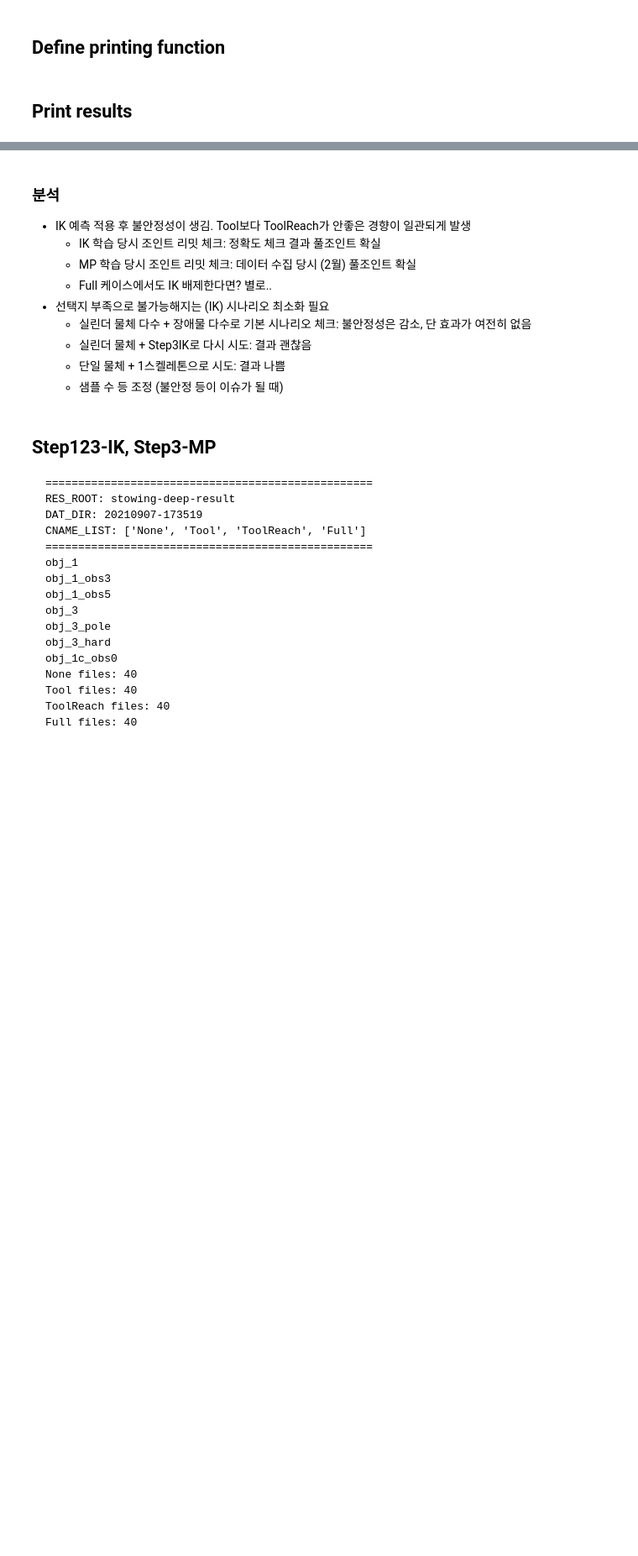
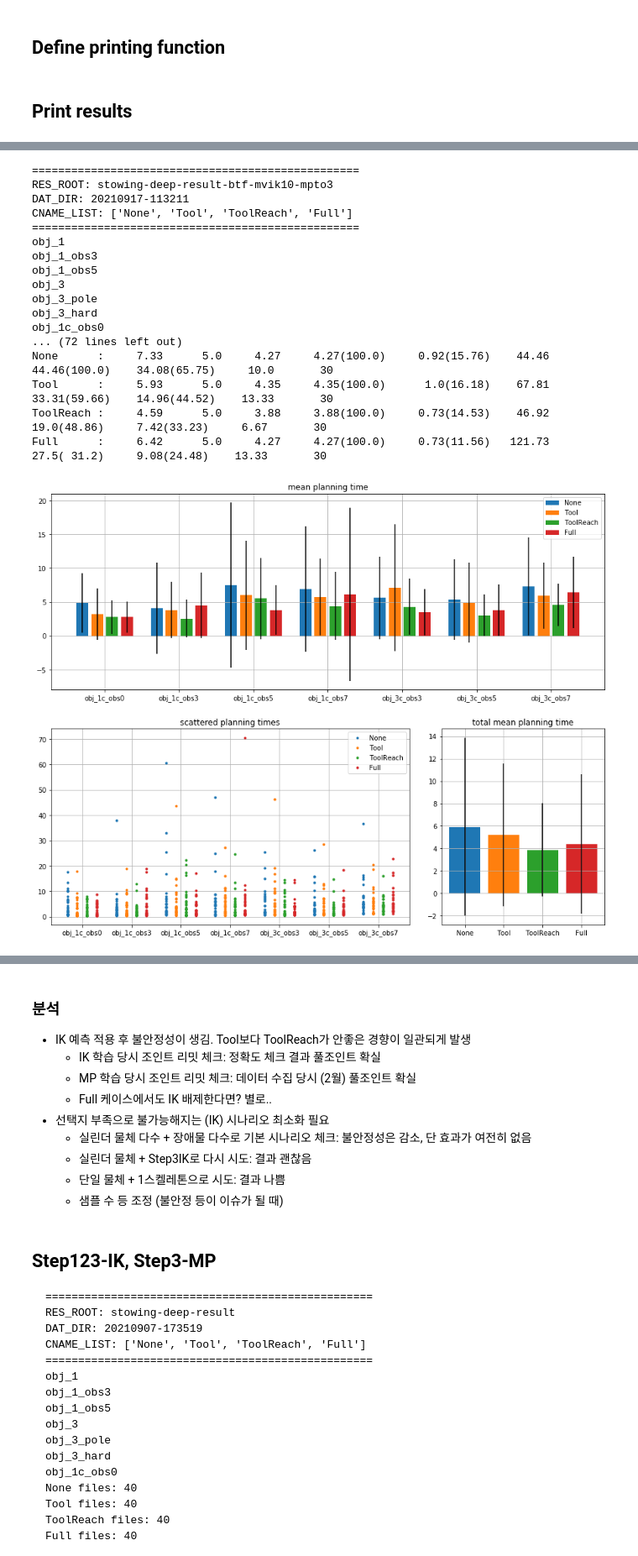
Before and after one commit to rnb-disinfection/rnb-planning, a Jupyter notebook: src/scripts/developing/pddlstream/[TEST] PDDLStream-print-results.ipynb, the cells around one changed output, grey strips where cells are left out. Shown at 84% size. Cells and saved outputs as stored; diff of their text form; code cells hidden in the pictures; blank space fills up the shorter version.

```diff
--- a/src/scripts/developing/pddlstream/[TEST] PDDLStream-print-results.ipynb
+++ b/src/scripts/developing/pddlstream/[TEST] PDDLStream-print-results.ipynb
@@ -44,3 +44,29 @@ Full      :     8.43      5.0     4.02     4.02(100.0)     0.83(12.47)    83.71
+# %%
+resdat_all, res_dict_all = print_results(RES_ROOT="stowing-deep-result-btf-mvik10-mpto3",
+                                         RTYPE="panda",
+                                         DAT_DIR='20210917-113211',
+                                         CNAMES_EXCLUDE=[]
+                                        )
+plot_times(resdat_all)
+# %% [output]
+==================================================
+RES_ROOT: stowing-deep-result-btf-mvik10-mpto3
+DAT_DIR: 20210917-113211
+CNAME_LIST: ['None', 'Tool', 'ToolReach', 'Full']
+==================================================
+obj_1
+obj_1_obs3
+obj_1_obs5
+obj_3
+obj_3_pole
+obj_3_hard
+obj_1c_obs0
+... (72 lines left out)
+None      :     7.33      5.0     4.27     4.27(100.0)     0.92(15.76)    44.46    44.46(100.0)    34.08(65.75)     10.0       30
+Tool      :     5.93      5.0     4.35     4.35(100.0)      1.0(16.18)    67.81    33.31(59.66)    14.96(44.52)    13.33       30
+ToolReach :     4.59      5.0     3.88     3.88(100.0)     0.73(14.53)    46.92     19.0(48.86)     7.42(33.23)     6.67       30
+Full      :     6.42      5.0     4.27     4.27(100.0)     0.73(11.56)   121.73     27.5( 31.2)     9.08(24.48)    13.33       30
+[figure, added]
 # %%
 scatter = False
 
```
Also changed, not shown: parts of 5 cells of this notebook, 4 other files.
